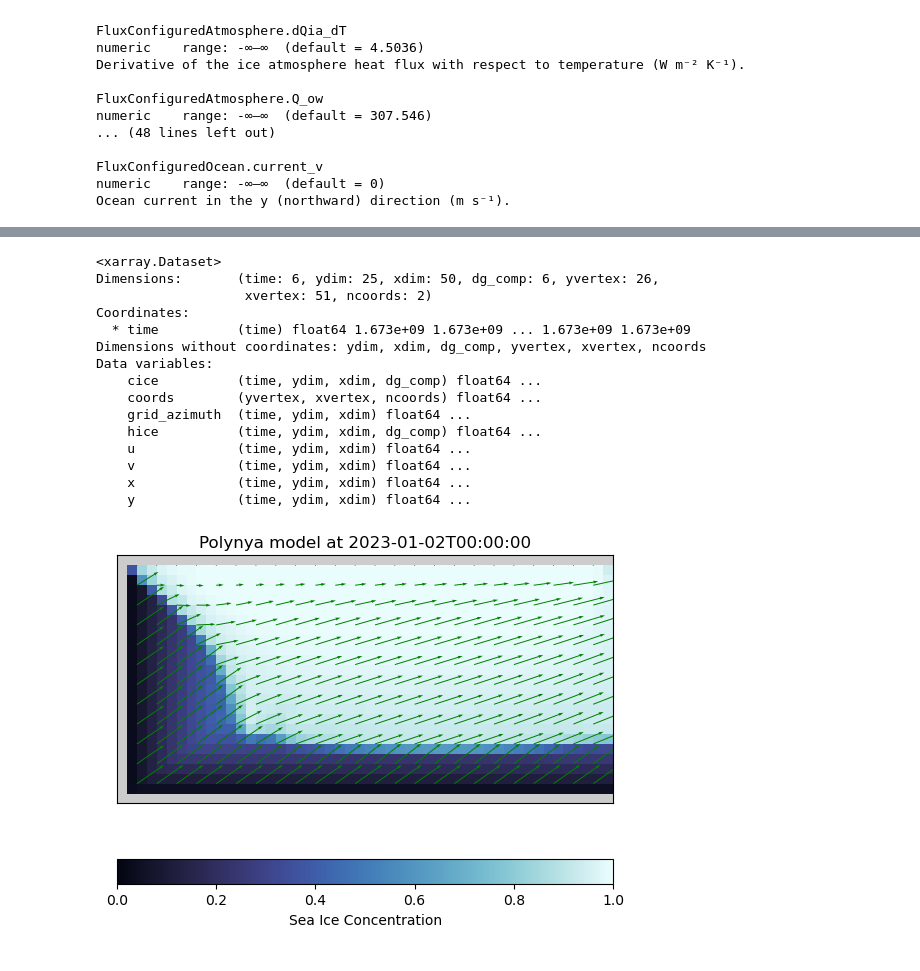
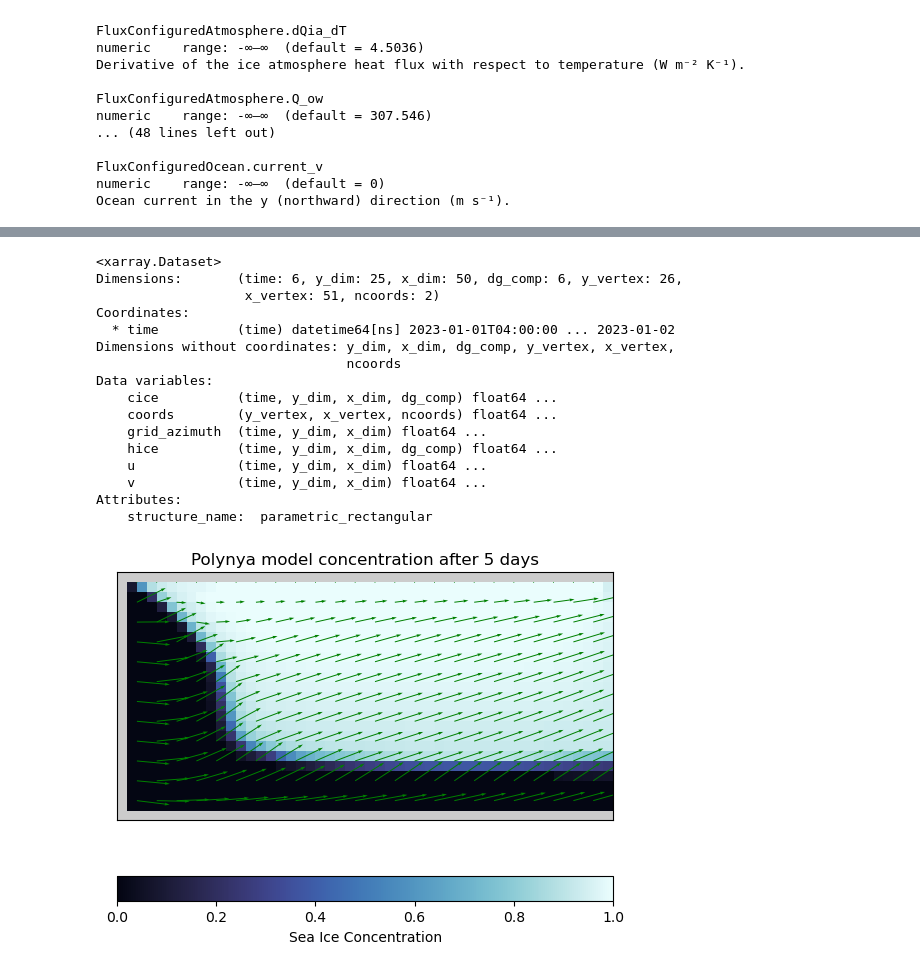
Before and after one commit to sasip-climate/notebooks-nextsim-workshop2025, a Jupyter notebook: nextsimdg/demo-polynya.ipynb, the cells around one changed output, grey strips where cells are left out. Saved outputs shown, nothing was run; the diff lists cells and outputs as text; code cells hidden in the pictures.

Commit message:
Update polynya demo
Similar changes to last commit.

```diff
--- a/nextsimdg/demo-polynya.ipynb
+++ b/nextsimdg/demo-polynya.ipynb
@@ -129,28 +126,29 @@ sys     0m1.693s
 # %%
 # Load the NetCDF file
-ds = xr.open_dataset("polynya.diagnostic.nc", group="/data")
+ds = xr.open_dataset("polynya.diagnostic.nc", drop_variables=['x_dim', 'y_dim'])
 print(ds)
 
 # We (still) need to fetch the mask from the init file
 
-mask = xr.open_dataset("init_polynya.nc", group="/data")['mask']
+mask = xr.open_dataset("init_polynya.nc", drop_variables=['x_dim', 'y_dim'])['mask']
 land = np.where(mask == 0, 1, np.nan)  # 1 = land, nan = ocean
 # %% [output]
 <xarray.Dataset>
-Dimensions:       (time: 6, ydim: 25, xdim: 50, dg_comp: 6, yvertex: 26,
-                   xvertex: 51, ncoords: 2)
+Dimensions:       (time: 6, y_dim: 25, x_dim: 50, dg_comp: 6, y_vertex: 26,
+                   x_vertex: 51, ncoords: 2)
 Coordinates:
-  * time          (time) float64 1.673e+09 1.673e+09 ... 1.673e+09 1.673e+09
-Dimensions without coordinates: ydim, xdim, dg_comp, yvertex, xvertex, ncoords
+  * time          (time) datetime64[ns] 2023-01-01T04:00:00 ... 2023-01-02
+Dimensions without coordinates: y_dim, x_dim, dg_comp, y_vertex, x_vertex,
+                                ncoords
 Data variables:
-    cice          (time, ydim, xdim, dg_comp) float64 ...
-    coords        (yvertex, xvertex, ncoords) float64 ...
-    grid_azimuth  (time, ydim, xdim) float64 ...
-    hice          (time, ydim, xdim, dg_comp) float64 ...
-    u             (time, ydim, xdim) float64 ...
-    v             (time, ydim, xdim) float64 ...
-    x             (time, ydim, xdim) float64 ...
-    y             (time, ydim, xdim) float64 ...
+    cice          (time, y_dim, x_dim, dg_comp) float64 ...
+    coords        (y_vertex, x_vertex, ncoords) float64 ...
+    grid_azimuth  (time, y_dim, x_dim) float64 ...
+    hice          (time, y_dim, x_dim, dg_comp) float64 ...
+    u             (time, y_dim, x_dim) float64 ...
+    v             (time, y_dim, x_dim) float64 ...
+Attributes:
+    structure_name:  parametric_rectangular
 # %%
 # Create sensible dates to use and a land mask
 time = ds['time']
@@ -170,24 +167,24 @@ y = Y[::stride, ::stride]
 # %%
 # NB - we need to pick the first DG component, as well as a time slice
 var = ds['cice'].isel(time=time_index).isel(dg_comp=0)
 
 plt.figure()
 p = plt.pcolormesh(var, shading='auto', cmap='cmo.ice', vmin=0, vmax=1)
 plt.gca().set_aspect('equal')
 
 plt.colorbar(p, label='Sea Ice Concentration', orientation='horizontal')
 
 plt.quiver(x, y, u, v, scale=5, color='g', width=0.002)
 
 plt.pcolormesh(land, shading='auto', cmap='Pastel2', vmin=0, vmax=1)
 
-plt.title(f"Polynya model at {time_vals[time_index].isoformat()}")
+plt.title(f"Polynya model concentration after {time_index} days")
 
 plt.xticks([])
 plt.yticks([])
 plt.show()
 # %% [output]
-[figure, old version]
+[figure, new version]
 # %%
 var = ds['hice'].isel(time=time_index).isel(dg_comp=0)
 
```
Also changed, not shown: parts of 4 cells of this notebook.
